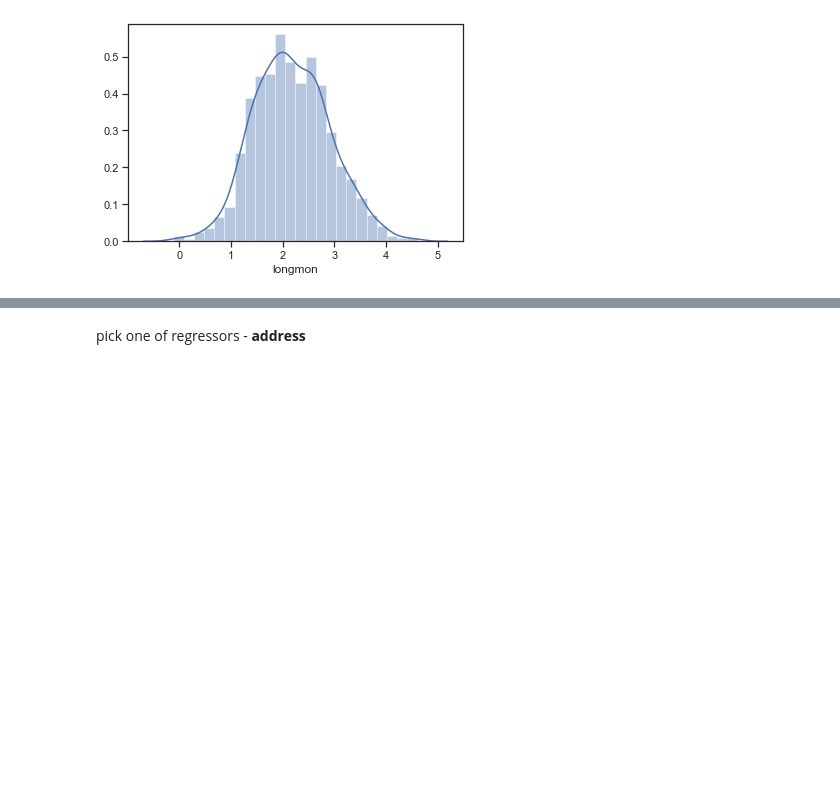
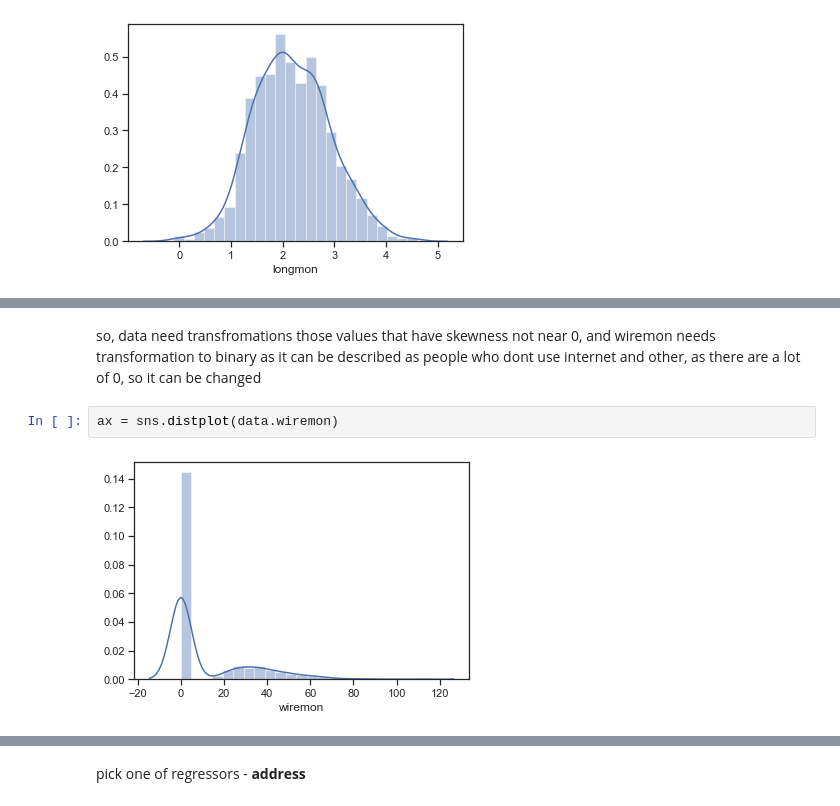
Before and after one commit to St-Jester/stats2, a Jupyter notebook: Assignment2.ipynb, the cells around one changed output, grey strips where cells are left out. Saved outputs shown, nothing was run; the diff lists cells and outputs as text; blank space fills up the shorter version.

```diff
--- a/Assignment2.ipynb
+++ b/Assignment2.ipynb
@@ -128,0 +164,6 @@ g = sns.pairplot(data,
+# %% [markdown]
+so, data need transfromations those values that have skewness not near 0, and wiremon needs transformation to binary as it can be described as people who dont use internet and other, as there are a lot of 0, so it can be changed
+# %%
+ax = sns.distplot(data.wiremon)
+# %% [output]
+[figure, added]
```
Also changed, not shown: parts of 67 cells of this notebook.
